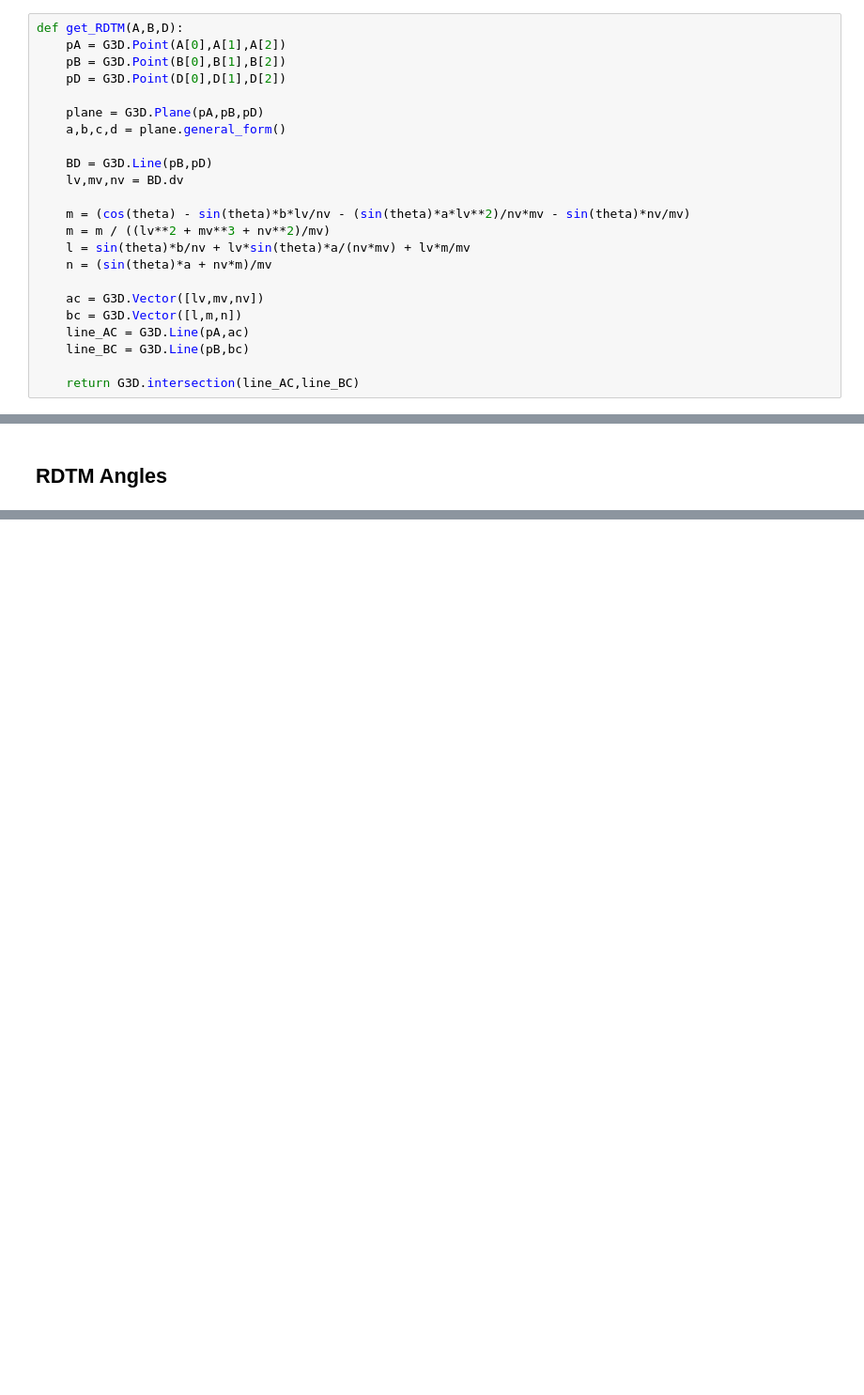
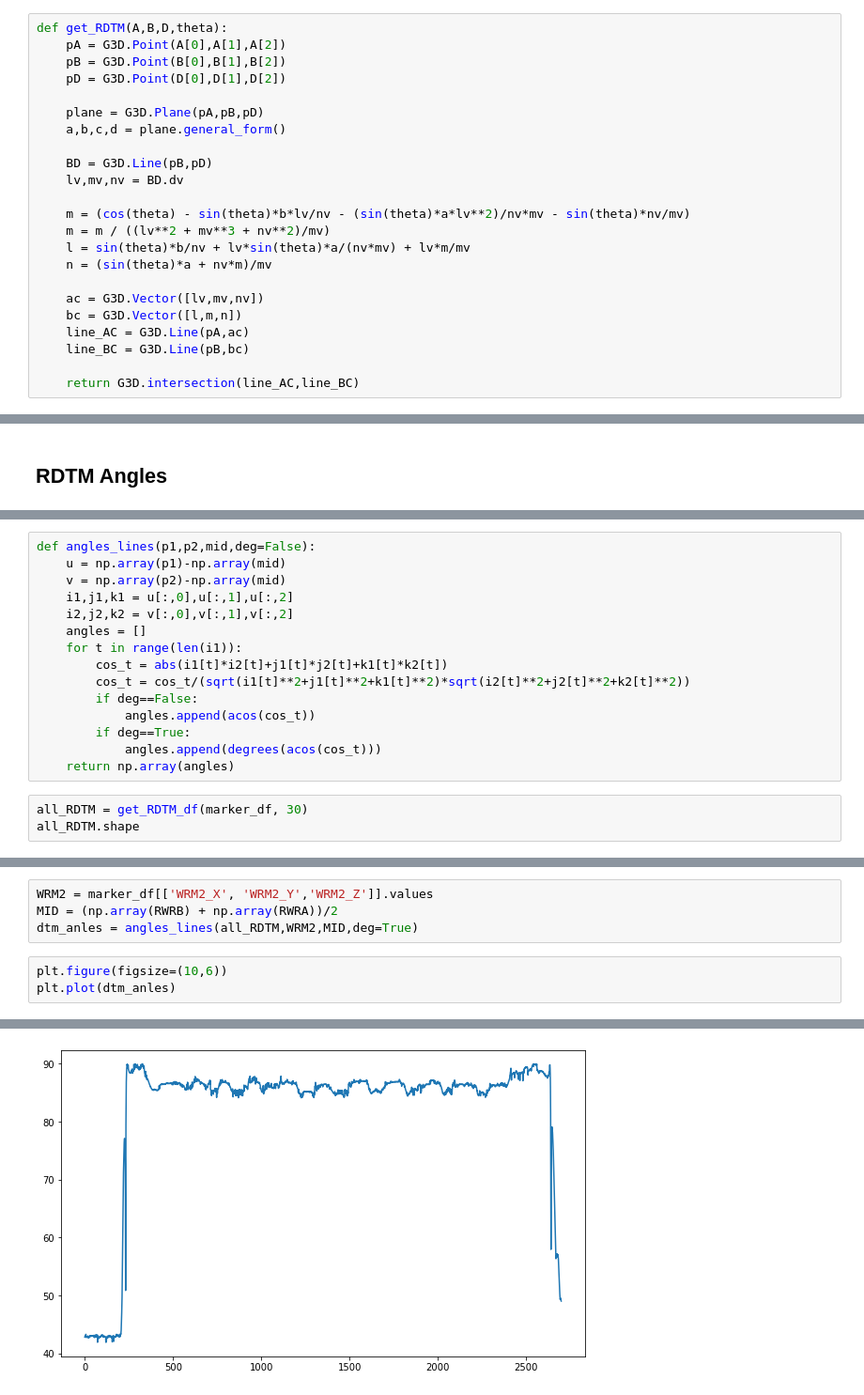
Before and after one commit to fazildgr8/wrist_control_CNN_AWEAR, a Jupyter notebook: RDTM_3D_Calculator.ipynb, the cells around one changed output, grey strips where cells are left out. Shown at 94% size. Saved outputs shown, nothing was run; the diff lists cells and outputs as text; blank space fills up the shorter version.

Commit message:
DTM_angles_one_trial_done

```diff
--- a/RDTM_3D_Calculator.ipynb
+++ b/RDTM_3D_Calculator.ipynb
@@ -175,7 +175,7 @@ G3D.intersection(line_AC,line_BC)
 # %% [output]
 Point(-784.8216771794785, 1317.481364312244, 1531.4503814140567)
 # %%
-def get_RDTM(A,B,D):
+def get_RDTM(A,B,D,theta):
     pA = G3D.Point(A[0],A[1],A[2])
     pB = G3D.Point(B[0],B[1],B[2])
     pD = G3D.Point(D[0],D[1],D[2])
@@ -205,0 +231,18 @@ Point(-784.8216771794785, 1317.481364312244, 1531.4503814140567)
+# %%
+def angles_lines(p1,p2,mid,deg=False):
+    u = np.array(p1)-np.array(mid)
+    v = np.array(p2)-np.array(mid)
+    i1,j1,k1 = u[:,0],u[:,1],u[:,2]
+    i2,j2,k2 = v[:,0],v[:,1],v[:,2]
+    angles = []
+    for t in range(len(i1)):
+        cos_t = abs(i1[t]*i2[t]+j1[t]*j2[t]+k1[t]*k2[t])
+        cos_t = cos_t/(sqrt(i1[t]**2+j1[t]**2+k1[t]**2)*sqrt(i2[t]**2+j2[t]**2+k2[t]**2))
+        if deg==False:
+            angles.append(acos(cos_t))
+        if deg==True:
+            angles.append(degrees(acos(cos_t)))
+    return np.array(angles)
+# %%
+all_RDTM = get_RDTM_df(marker_df, 30)
+all_RDTM.shape
@@ -205,0 +251,8 @@ Point(-784.8216771794785, 1317.481364312244, 1531.4503814140567)
+# %%
+WRM2 = marker_df[['WRM2_X', 'WRM2_Y','WRM2_Z']].values
+MID = (np.array(RWRB) + np.array(RWRA))/2
+dtm_anles = angles_lines(all_RDTM,WRM2,MID,deg=True)
+# %%
+plt.figure(figsize=(10,6))
+plt.plot(dtm_anles)
+# %% [output]
@@ -205,0 +260 @@ Point(-784.8216771794785, 1317.481364312244, 1531.4503814140567)
+[figure, added]
```
Also changed, not shown: parts of 5 cells of this notebook.
